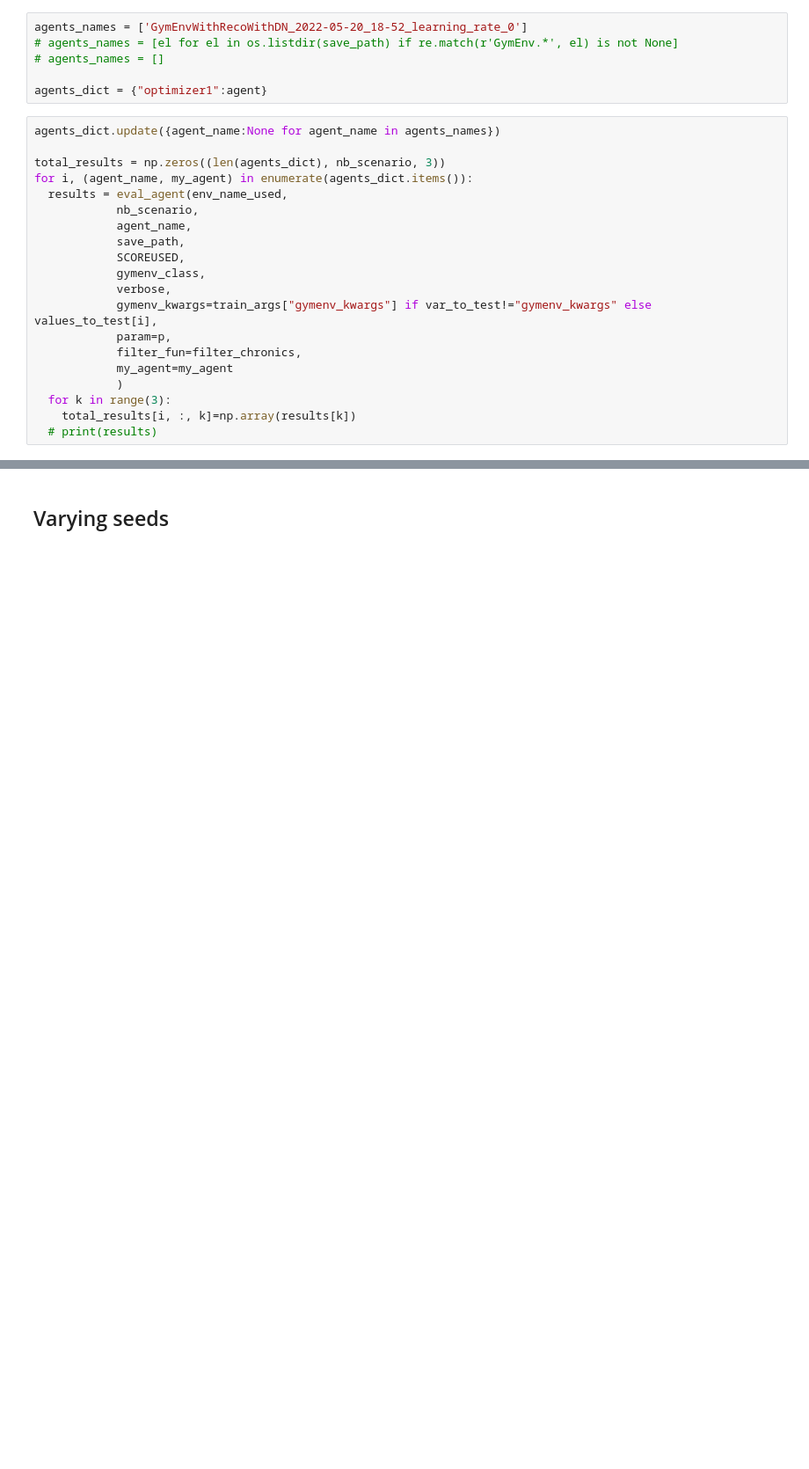
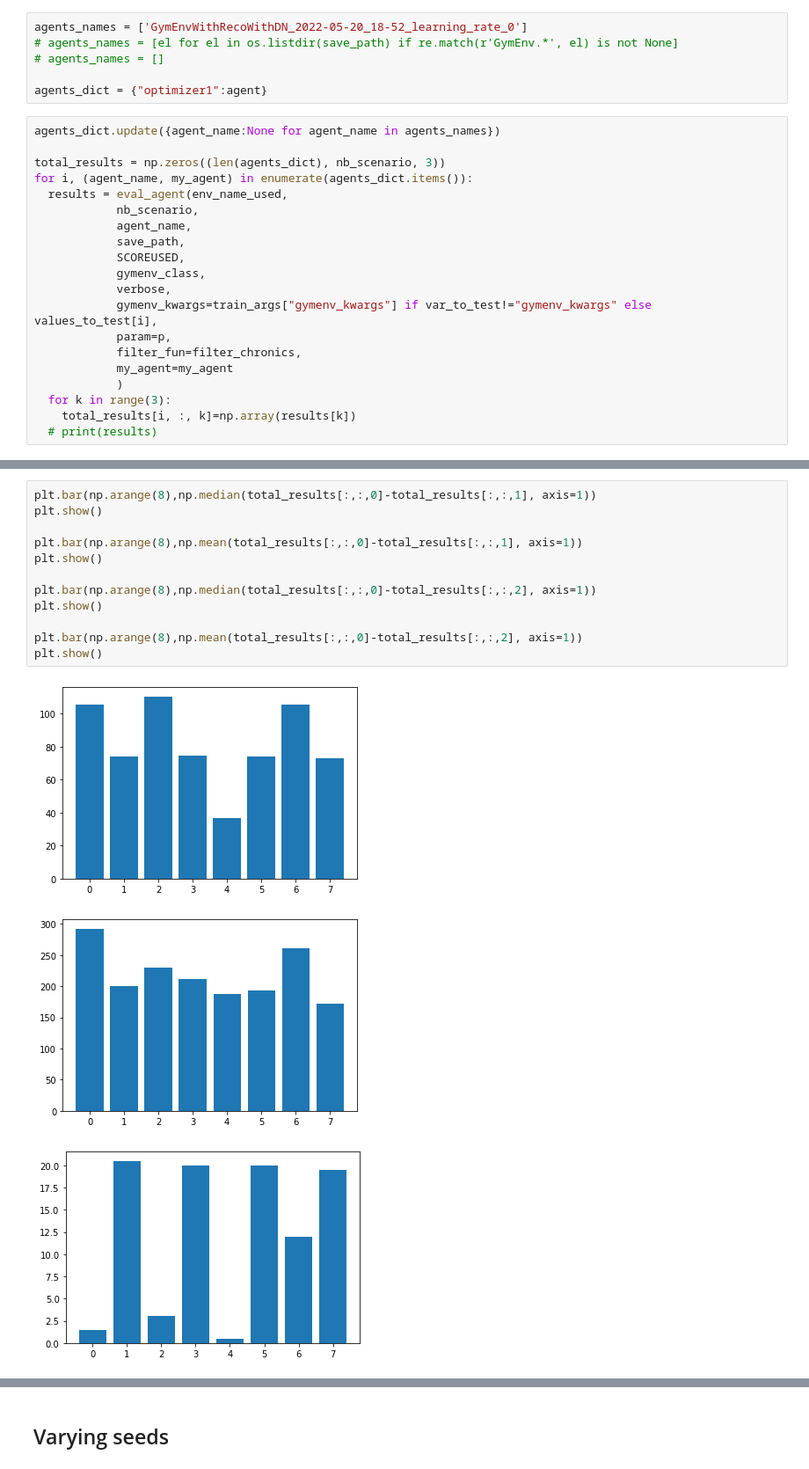
Before and after one commit to gaetanserre/L2RPN-WCCI-Baselines, a Jupyter notebook: RL/eval.ipynb, the cells around one changed output, grey strips where cells are left out. Shown at 88% size. Cells and saved outputs as stored; diff of their text form; blank space fills up the shorter version.

```diff
--- a/RL/eval.ipynb
+++ b/RL/eval.ipynb
@@ -265,0 +340,16 @@ Agent_4 has been better than Reco_Agent for 58.333333333333336 % of the scenario
+# %%
+plt.bar(np.arange(8),np.median(total_results[:,:,0]-total_results[:,:,1], axis=1))
+plt.show()
+
+plt.bar(np.arange(8),np.mean(total_results[:,:,0]-total_results[:,:,1], axis=1))
+plt.show()
+
+plt.bar(np.arange(8),np.median(total_results[:,:,0]-total_results[:,:,2], axis=1))
+plt.show()
+
+plt.bar(np.arange(8),np.mean(total_results[:,:,0]-total_results[:,:,2], axis=1))
+plt.show()
+# %% [output]
+[figure, added]
+[figure, added]
+[figure, added]
```
Also changed, not shown: parts of 13 cells of this notebook, 9 other files.
